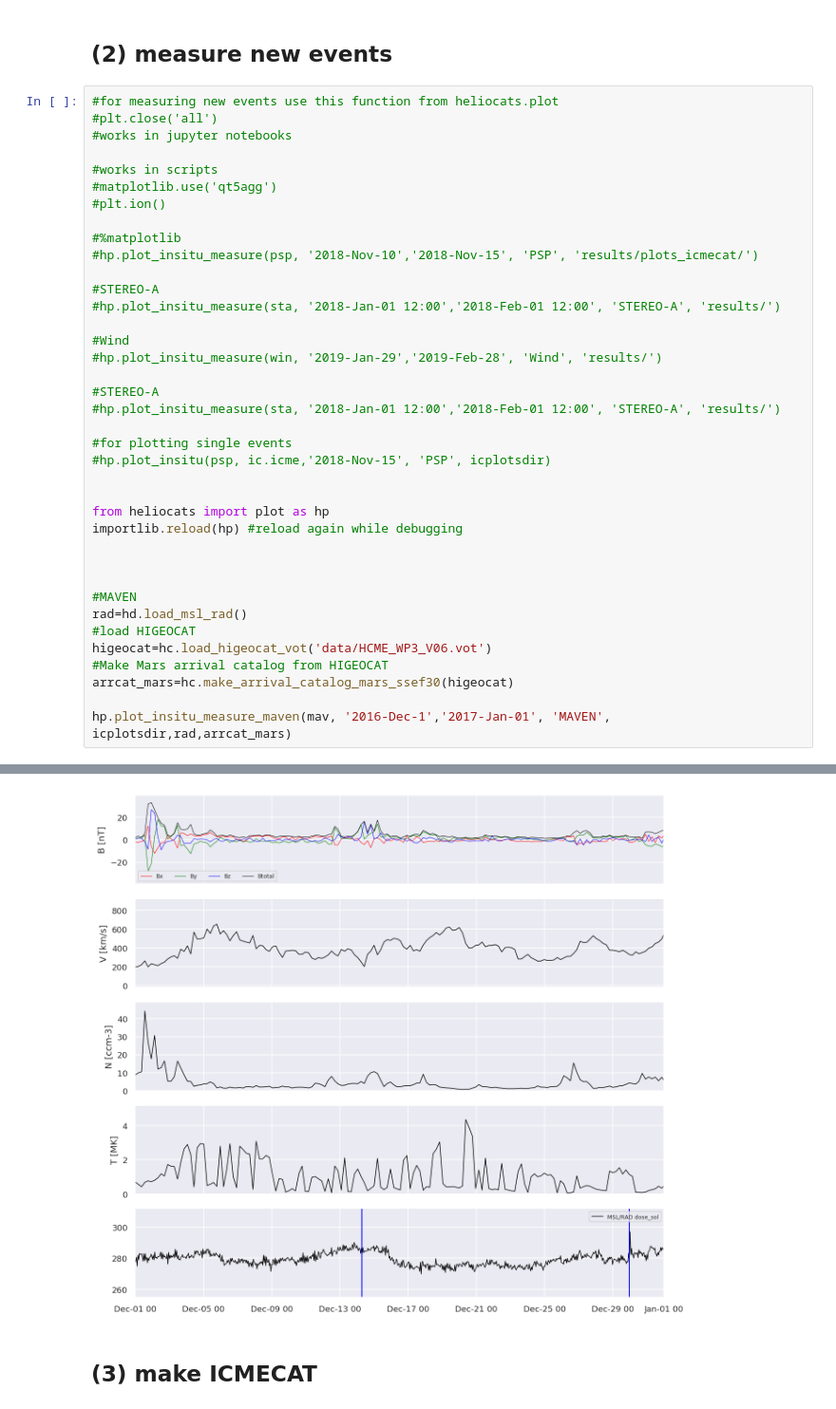
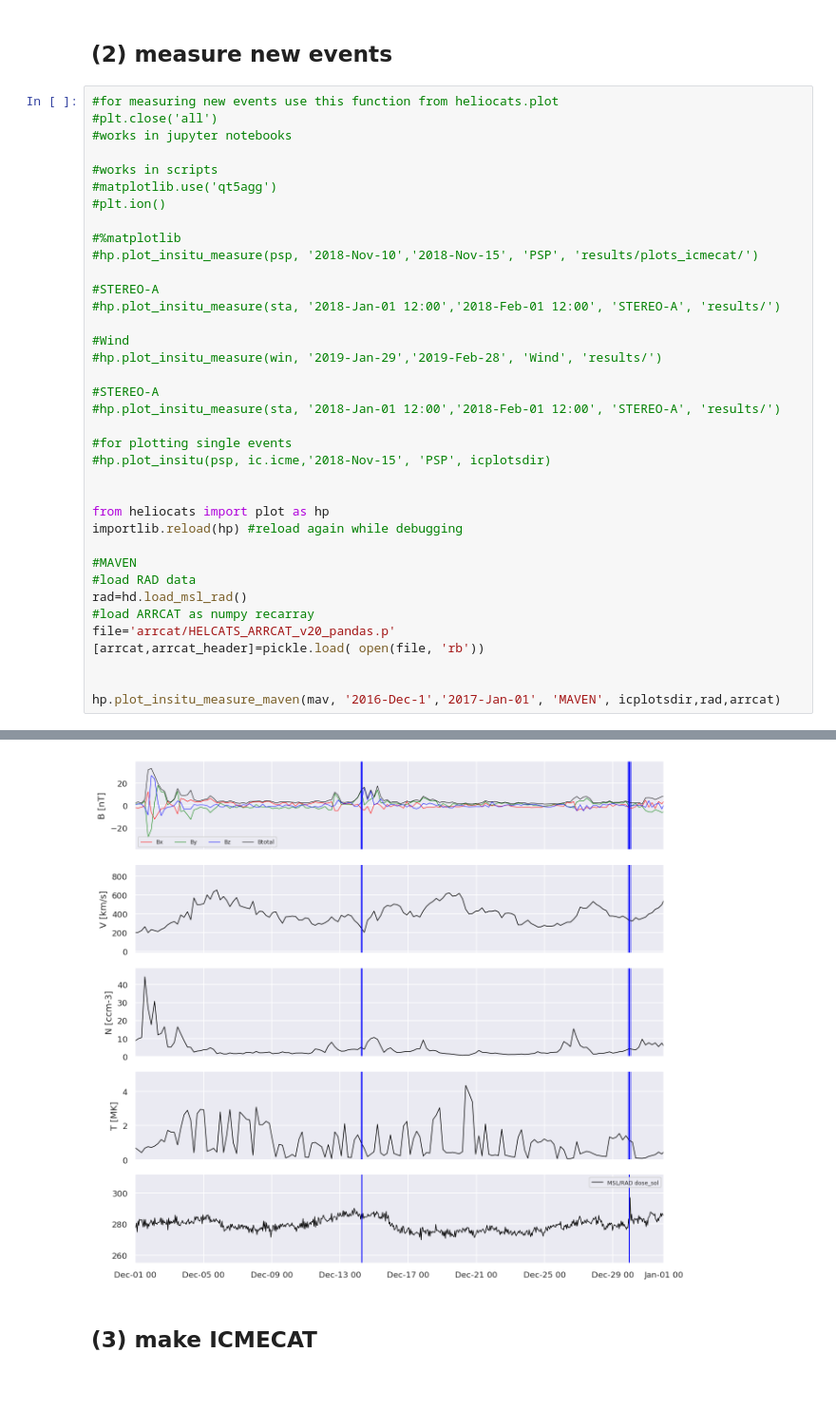
Before and after one commit to cmoestl/heliocats, a Jupyter notebook: icmecat.ipynb, the cells around one changed output, grey strips where cells are left out. Shown at 95% size. Saved outputs shown, nothing was run; the diff lists cells and outputs as text.

```diff
--- a/icmecat.ipynb
+++ b/icmecat.ipynb
@@ -577,14 +576,13 @@ if data_to_numpy > 0:
 from heliocats import plot as hp
 importlib.reload(hp) #reload again while debugging
 
+#MAVEN
+#load RAD data
+rad=hd.load_msl_rad()
+#load ARRCAT as numpy recarray
+file='arrcat/HELCATS_ARRCAT_v20_pandas.p'
+[arrcat,arrcat_header]=pickle.load( open(file, 'rb'))
 
 
-#MAVEN
-rad=hd.load_msl_rad()
-#load HIGEOCAT
-higeocat=hc.load_higeocat_vot('data/HCME_WP3_V06.vot')
-#Make Mars arrival catalog from HIGEOCAT
-arrcat_mars=hc.make_arrival_catalog_mars_ssef30(higeocat)
-
-hp.plot_insitu_measure_maven(mav, '2016-Dec-1','2017-Jan-01', 'MAVEN', icplotsdir,rad,arrcat_mars)
+hp.plot_insitu_measure_maven(mav, '2016-Dec-1','2017-Jan-01', 'MAVEN', icplotsdir,rad,arrcat)
 # %% [output]
@@ -593,4 +589,4 @@ Mars SSEF30 arrival catalog finished.
-[figure, old version]
+[figure, new version]
 # %% [markdown]
 ## (3) make ICMECAT
 # %%
```
Also changed, not shown: parts of 10 cells of this notebook, 11 other files.
